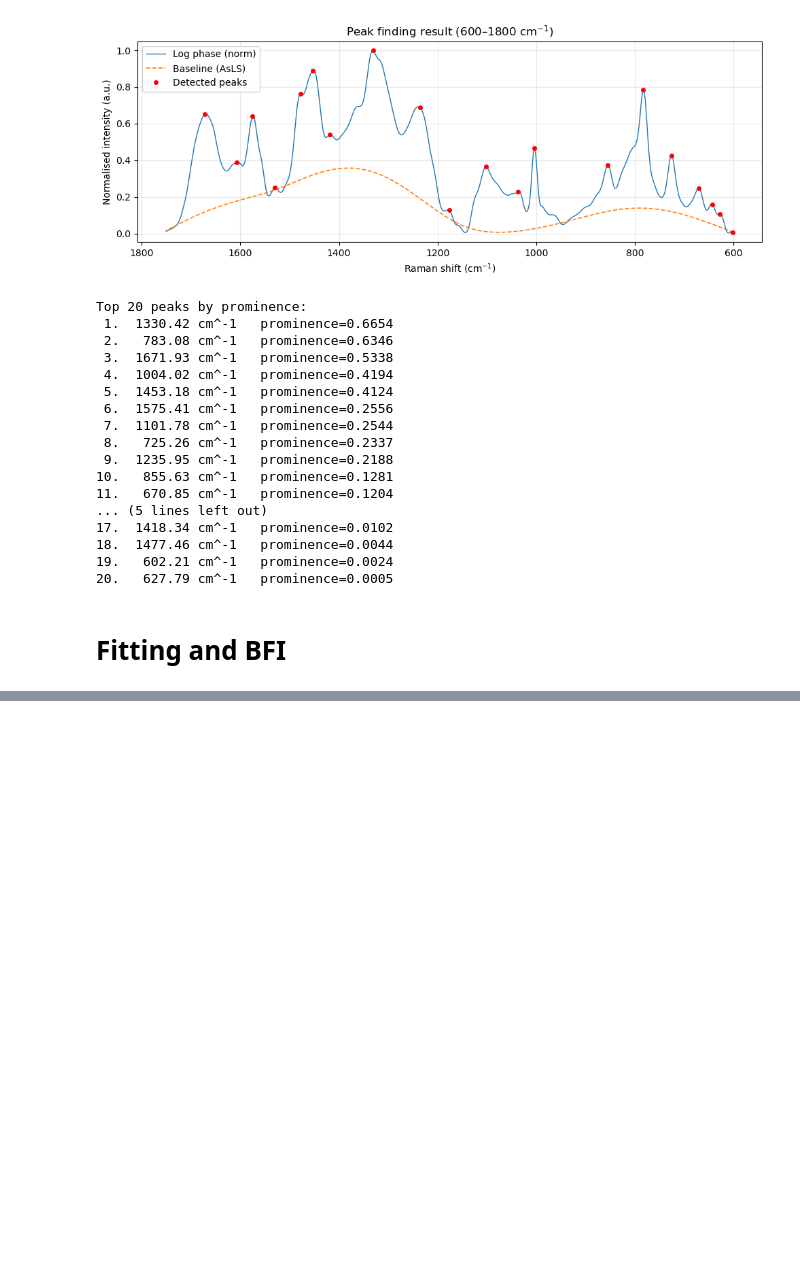
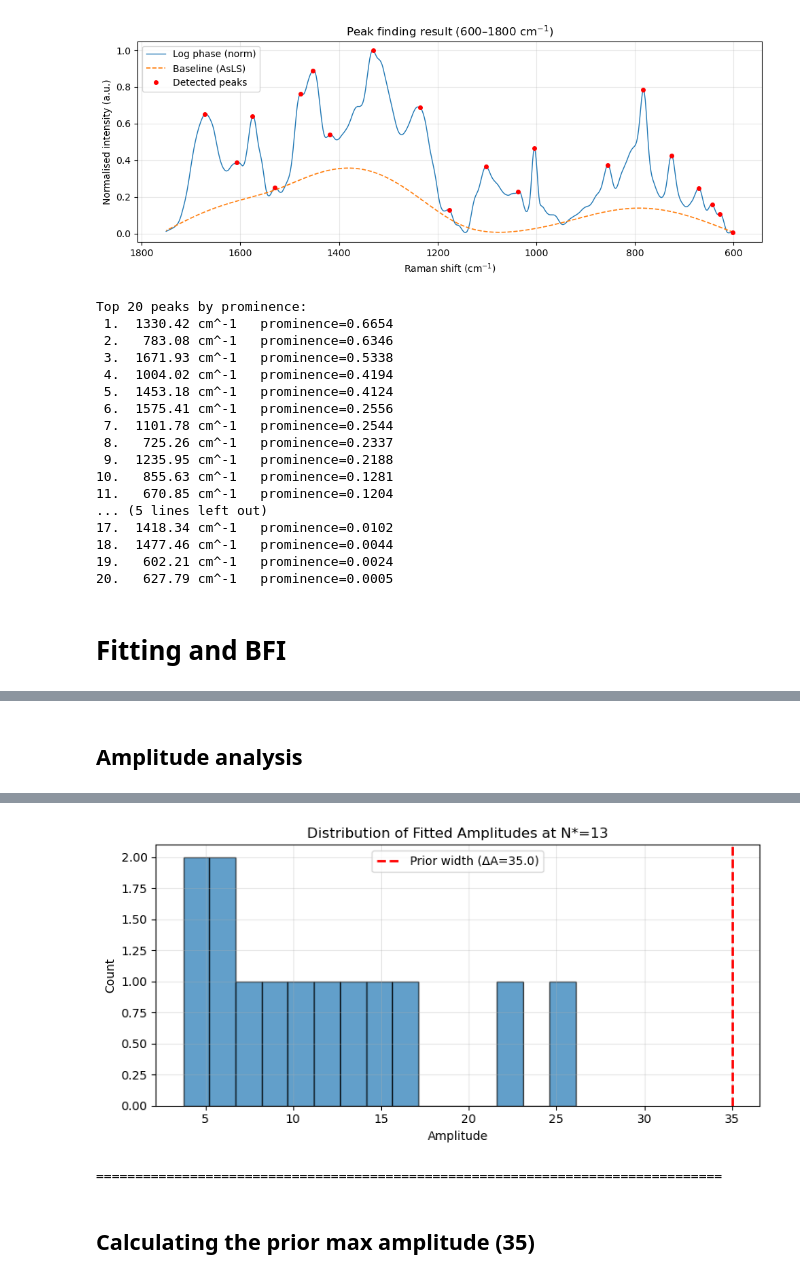
Before and after one commit to HaroonParvez/Using-Bayesian-Model-Selection-to-Analyse-Raman-Spectroscopic-Data, a Jupyter notebook: FinalProject.ipynb, the cells around one changed output, grey strips where cells are left out. Drawn from its saved outputs; the diff is of its cells as text; code cells hidden in the pictures; blank space fills up the shorter version.

```diff
--- a/FinalProject.ipynb
+++ b/FinalProject.ipynb
@@ -501,0 +603,71 @@ Argmax along curve:
+# %% [markdown]
+## Amplitude analysis
+# %%
+# ===========================
+# AMPLITUDE ANALYSIS
+# ===========================
+
+# Get the best model (at N*)
+best_step_idx = best_idx  # This is already calculated as argmax of lnBFI_arr
+best_step_num = N_star
+
+# Reconstruct the best model to get fitted parameters
+centers_best = selected[:best_step_num]
+X_best = build_X(x_use, centers_best, baseline_deg, sigma_fixed, gamma_fixed)
+beta_best, yhat_best, RSS_best, s2_best, cov_best, rank_best, cond_best = fit_nonneg_amps(X_best, y_use, n_base)
+
+# Extract amplitudes (skip first n_base coefficients which are baseline)
+amplitudes = beta_best[n_base:]
+baseline_coeffs = beta_best[:n_base]
+
+print("\n" + "="*80)
+print("AMPLITUDE ANALYSIS AT OPTIMAL MODEL (N* = {})".format(N_star))
+print("="*80)
+
+print(f"\nBaseline coefficients (b0, b1, b2):")
+for i, b in enumerate(baseline_coeffs):
+    print(f"  b{i} = {b:>8.4f}")
+
+print(f"\nPeak amplitudes:")
+print(f"  Number of peaks: {len(amplitudes)}")
+print(f"  Min amplitude:   {amplitudes.min():>8.4f}")
+print(f"  Max amplitude:   {amplitudes.max():>8.4f}")
+print(f"  Mean amplitude:  {amplitudes.mean():>8.4f}")
+print(f"  Median amplitude:{np.median(amplitudes):>8.4f}")
+
+print(f"\nPrior settings:")
+print(f"  Baseline prior width (Δb): {2*bmax}")
+print(f"  Amplitude prior width (ΔA): {Amax}")
+
+print(f"\nPrior coverage check:")
+if amplitudes.max() < Amax:
+    print(f"  ✓ All amplitudes within prior range [0, {Amax}]")
+else:
+    print(f"  ⚠ WARNING: Max amplitude ({amplitudes.max():.2f}) exceeds prior ({Amax})")
+    print(f"    Consider increasing Amax to {amplitudes.max() * 1.5:.1f}")
+
+if amplitudes.max() < 0.5 * Amax:
+    print(f"  ⚠ Note: Max amplitude only {amplitudes.max()/Amax*100:.1f}% of prior width")
+    print(f"    Consider decreasing Amax to {amplitudes.max() * 2.5:.1f} for tighter prior")
+
+print(f"\nDetailed peak information:")
+print(f"{'Peak':>5s} {'Center':>10s} {'Amplitude':>12s} {'% of Max':>10s}")
+print("-" * 40)
+for i, (center, amp) in enumerate(zip(centers_best, amplitudes), 1):
+    pct = amp / amplitudes.max() * 100
+    print(f"{i:>5d} {center:>10.2f} {amp:>12.4f} {pct:>9.1f}%")
+
+# Histogram of amplitudes
+plt.figure(figsize=(8, 4))
+plt.hist(amplitudes, bins=15, edgecolor='black', alpha=0.7)
+plt.axvline(Amax, color='red', linestyle='--', linewidth=2, label=f'Prior width (ΔA={Amax})')
+plt.xlabel('Amplitude')
+plt.ylabel('Count')
+plt.title(f'Distribution of Fitted Amplitudes at N*={N_star}')
+plt.legend()
+plt.grid(alpha=0.3)
+plt.tight_layout()
+plt.show()
+
+print("\n" + "="*80)
+# %% [output]
@@ -501,0 +691,4 @@ Argmax along curve:
+[figure, added]
+================================================================================
+# %% [markdown]
+##  Calculating the prior max amplitude (35)
```
Also changed, not shown: parts of 9 cells of this notebook.
